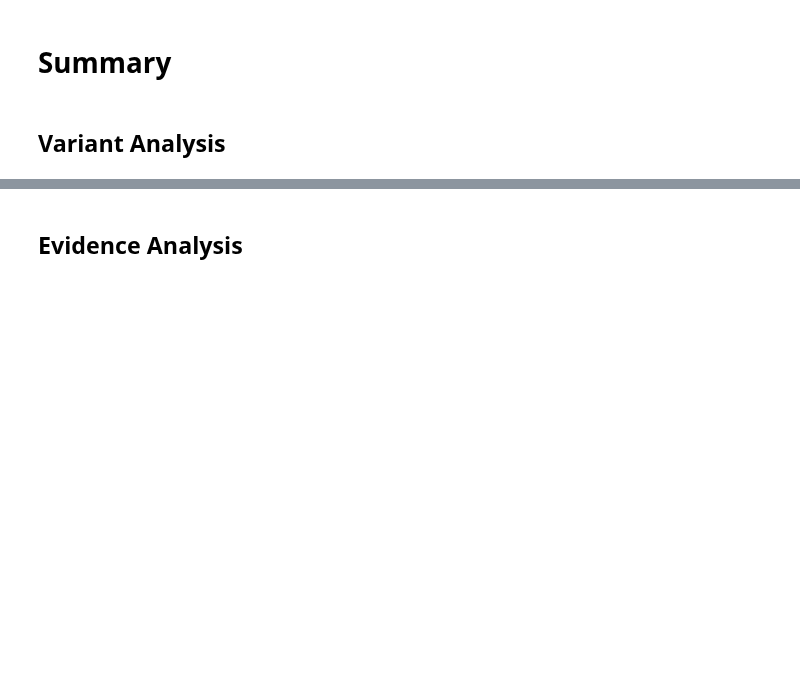
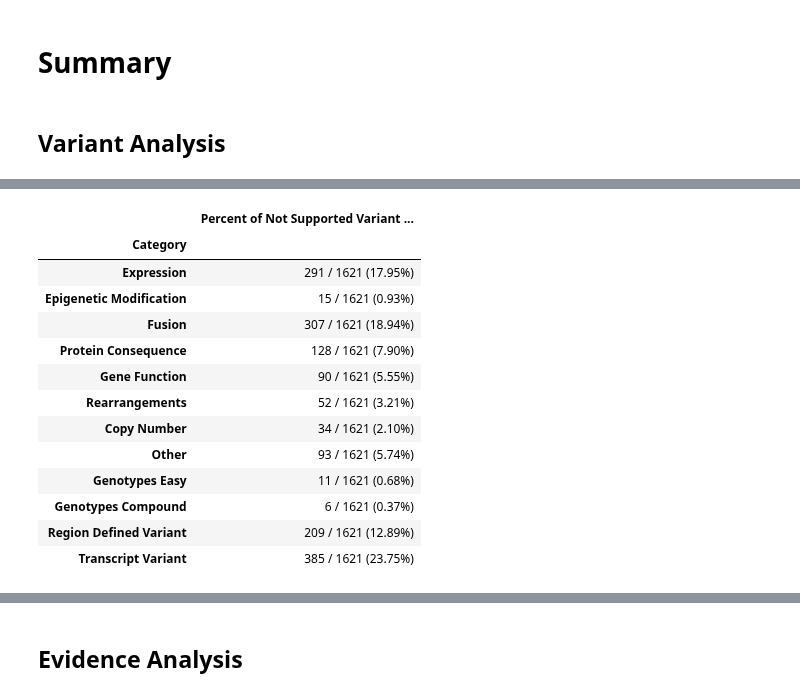
Before and after one commit to cancervariants/variation-normalization, a Jupyter notebook: notebooks/analysis/civic/civic_evidence_analysis.ipynb, the cells around one changed output, grey strips where cells are left out. Cells and saved outputs as stored; diff of their text form; code cells hidden in the pictures; blank space fills up the shorter version.

```diff
--- a/notebooks/analysis/civic/civic_evidence_analysis.ipynb
+++ b/notebooks/analysis/civic/civic_evidence_analysis.ipynb
@@ -1045,0 +1020,18 @@ not_supported_variant_percent_evidence_df
+# %%
+not_supported_variant_percent_of_not_supported_df = not_supported_variant_percent_of_not_supported_df.set_index('Category')
+not_supported_variant_percent_of_not_supported_df
+# %% [output]
+|  | Percent of Not Supported Variant ... |
+| Category |  |
+| Expression | 291 / 1621 (17.95%) |
+| Epigenetic Modification | 15 / 1621 (0.93%) |
+| Fusion | 307 / 1621 (18.94%) |
+| Protein Consequence | 128 / 1621 (7.90%) |
+| Gene Function | 90 / 1621 (5.55%) |
+| Rearrangements | 52 / 1621 (3.21%) |
+| Copy Number | 34 / 1621 (2.10%) |
+| Other | 93 / 1621 (5.74%) |
+| Genotypes Easy | 11 / 1621 (0.68%) |
+| Genotypes Compound | 6 / 1621 (0.37%) |
+| Region Defined Variant | 209 / 1621 (12.89%) |
+| Transcript Variant | 385 / 1621 (23.75%) |
```
Also changed, not shown: parts of 21 cells of this notebook.
